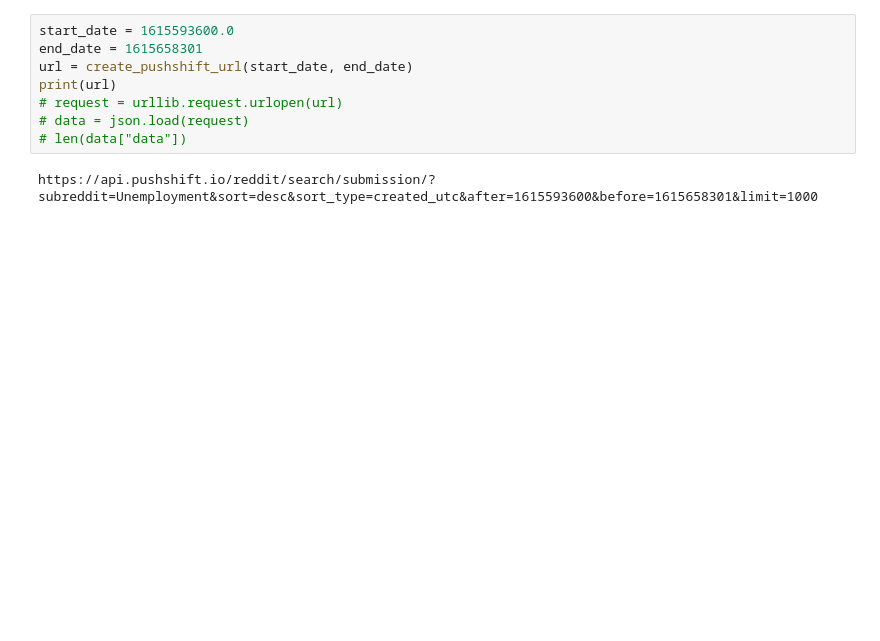
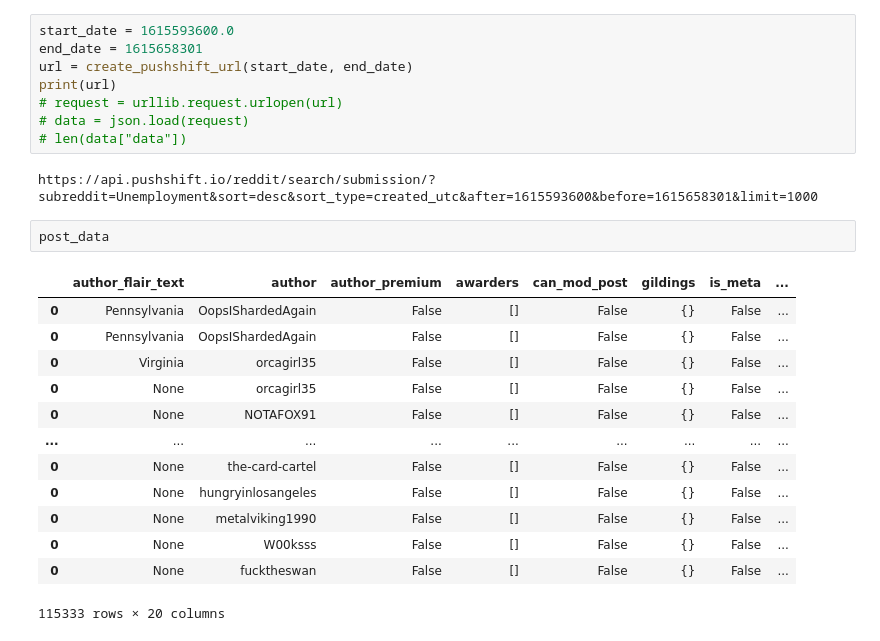
Before and after one commit to mayanb/econ2355, a Jupyter notebook: March 14 Analysis.ipynb, the cells around one changed output. Cells and saved outputs as stored; diff of their text form; blank space fills up the shorter version.

```diff
--- a/March 14 Analysis.ipynb
+++ b/March 14 Analysis.ipynb
@@ -162,6 +190,22 @@ print(url)
 # len(data["data"])
 # %% [output]
 https://api.pushshift.io/reddit/search/submission/?subreddit=Unemployment&sort=desc&sort_type=created_utc&after=1615593600&before=1615658301&limit=1000
+# %%
+post_data
+# %% [output]
+|  | author_flair_text | author | author_premium | awarders | can_mod_post | gildings | is_meta | ... |
+| 0 | Pennsylvania | OopsIShardedAgain | False | [] | False | {} | False | ... |
+| 0 | Pennsylvania | OopsIShardedAgain | False | [] | False | {} | False | ... |
+| 0 | Virginia | orcagirl35 | False | [] | False | {} | False | ... |
+| 0 | None | orcagirl35 | False | [] | False | {} | False | ... |
+| 0 | None | NOTAFOX91 | False | [] | False | {} | False | ... |
+| ... | ... | ... | ... | ... | ... | ... | ... | ... |
+| 0 | None | the-card-cartel | False | [] | False | {} | False | ... |
+| 0 | None | hungryinlosangeles | False | [] | False | {} | False | ... |
+| 0 | None | metalviking1990 | False | [] | False | {} | False | ... |
+| 0 | None | W00ksss | False | [] | False | {} | False | ... |
+| 0 | None | fucktheswan | False | [] | False | {} | False | ... |
+115333 rows × 20 columns
 # %%
 post_data.sort_values('created_utc').tail()
 # %% [output]
```
Also changed, not shown: parts of 11 cells of this notebook, 1 other file.
